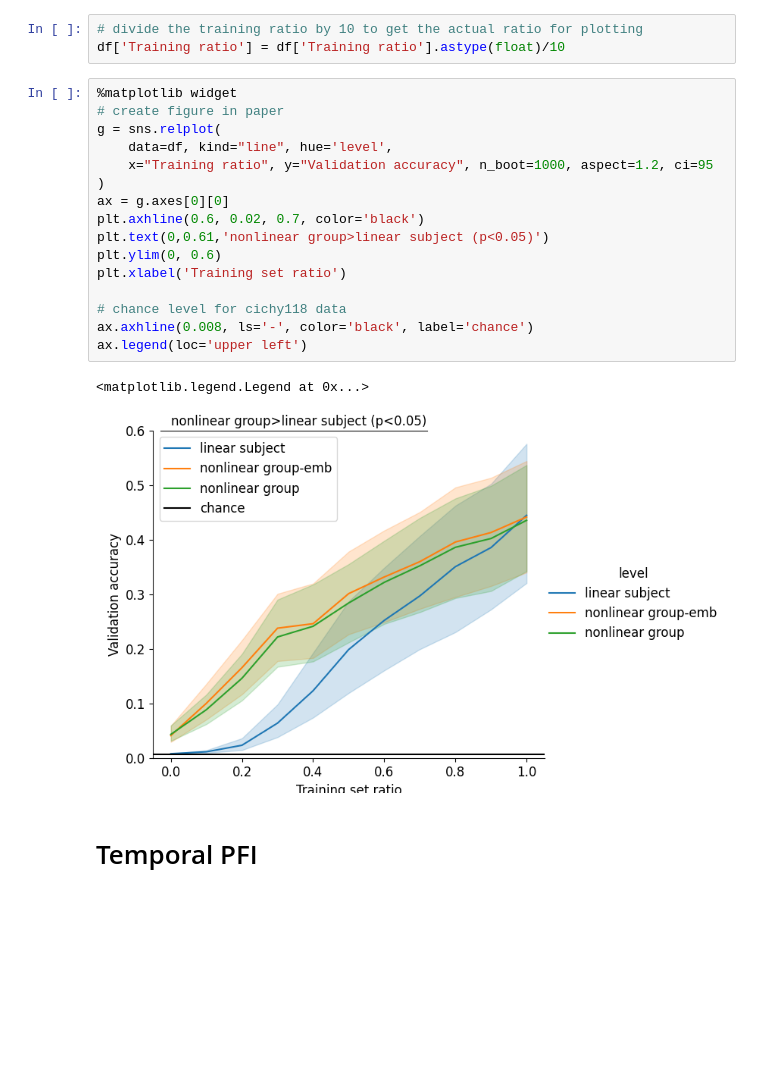
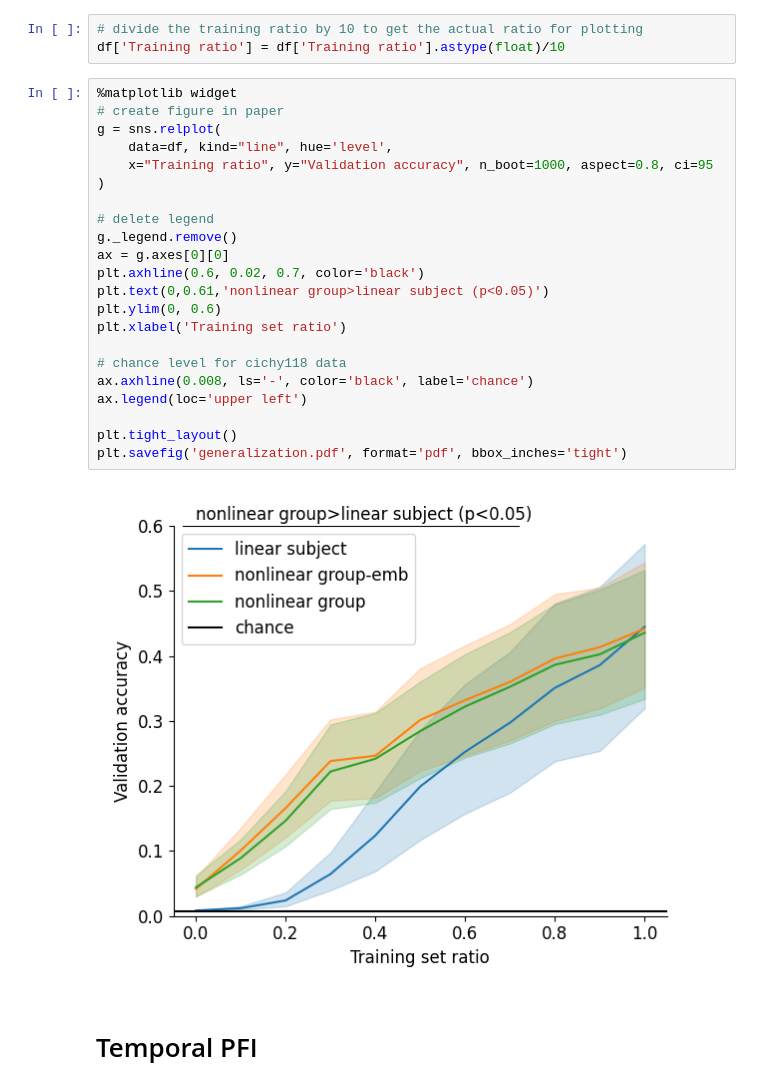
Before and after one commit to ricsinaruto/MEG-transfer-decoding, a Jupyter notebook: notebooks/visualizations.ipynb, the cells around one changed output. Drawn from its saved outputs; the diff is of its cells as text; blank space fills up the shorter version.

```diff
--- a/notebooks/visualizations.ipynb
+++ b/notebooks/visualizations.ipynb
@@ -309,22 +398,27 @@ df['Training ratio'] = df['Training ratio'].astype(float)/10
 # %%
 %matplotlib widget
 # create figure in paper
 g = sns.relplot(
     data=df, kind="line", hue='level',
-    x="Training ratio", y="Validation accuracy", n_boot=1000, aspect=1.2, ci=95
+    x="Training ratio", y="Validation accuracy", n_boot=1000, aspect=0.8, ci=95
 )
+
+# delete legend
+g._legend.remove()
 ax = g.axes[0][0]
 plt.axhline(0.6, 0.02, 0.7, color='black')
 plt.text(0,0.61,'nonlinear group>linear subject (p<0.05)')
 plt.ylim(0, 0.6)
 plt.xlabel('Training set ratio')
 
 # chance level for cichy118 data
 ax.axhline(0.008, ls='-', color='black', label='chance')
 ax.legend(loc='upper left')
+
+plt.tight_layout()
+plt.savefig('generalization.pdf', format='pdf', bbox_inches='tight')
 # %% [output]
-<matplotlib.legend.Legend at 0x...>
-[figure, old version]
+[figure, new version]
 # %% [markdown]
 # Temporal PFI
 # %%
```
Also changed, not shown: parts of 8 cells of this notebook, 12 other files.
